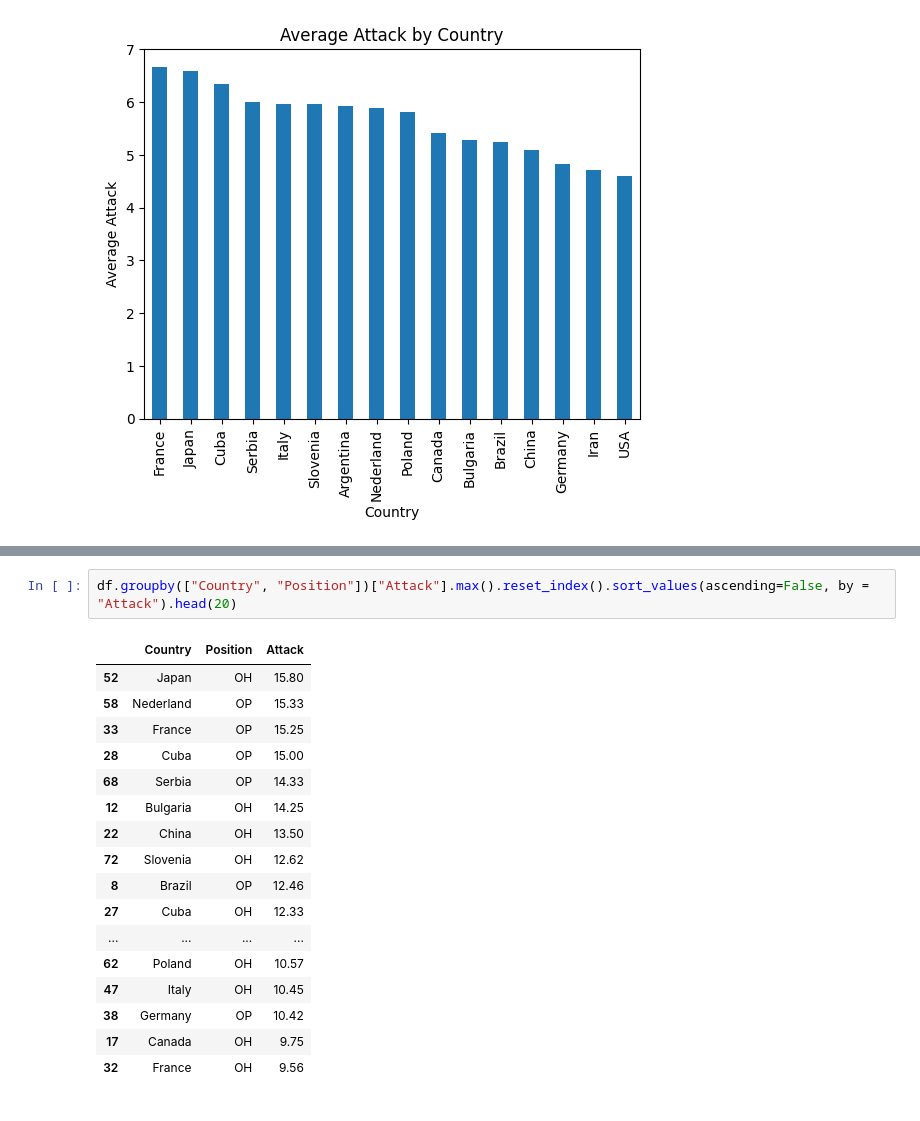
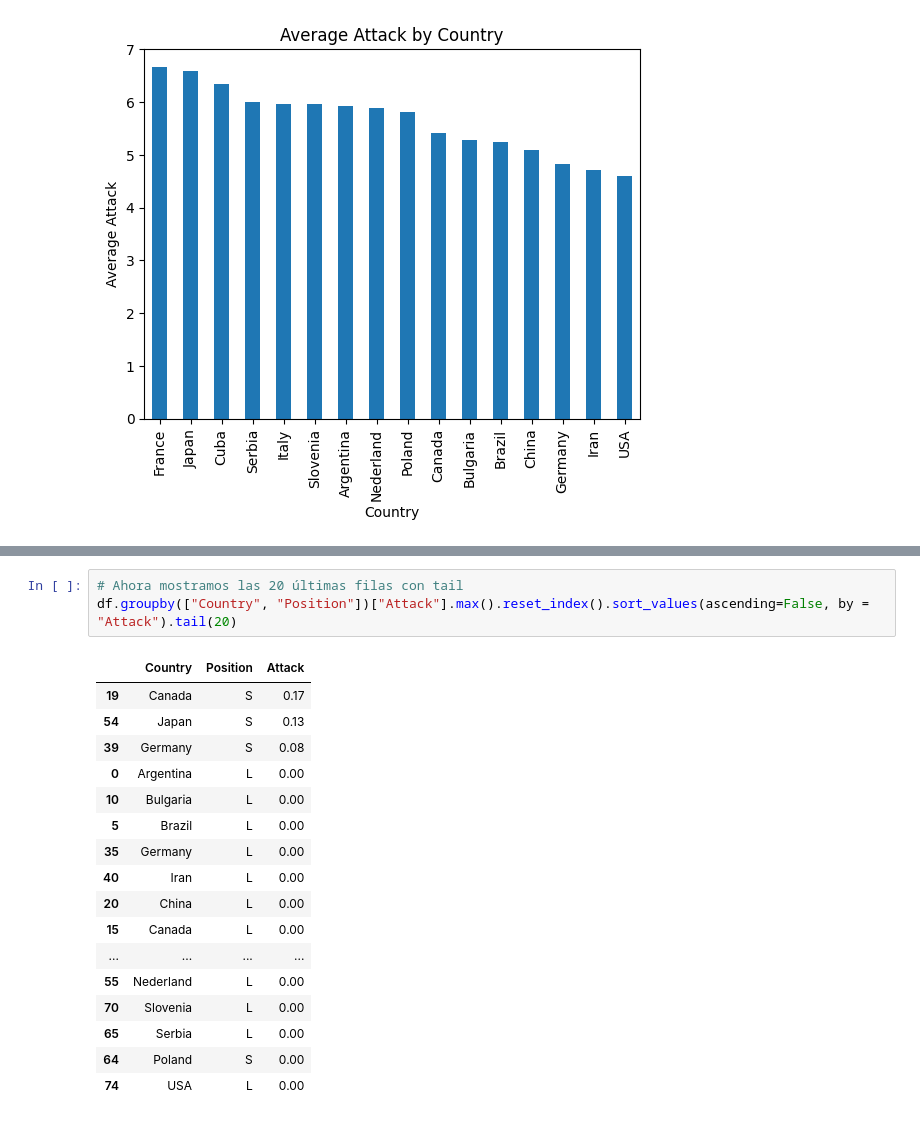
Before and after one commit to 98jperea/exploratory-data-analysis-volleybal-dataset, a Jupyter notebook: Notebook.ipynb, the cells around one changed output, grey strips where cells are left out. Cells and saved outputs as stored; diff of their text form.

```diff
--- a/Notebook.ipynb
+++ b/Notebook.ipynb
@@ -218,20 +239,21 @@ Name: Serve, dtype: float64
 # %%
-df.groupby(["Country", "Position"])["Attack"].max().reset_index().sort_values(ascending=False, by = "Attack").head(20)
+# Ahora mostramos las 20 últimas filas con tail
+df.groupby(["Country", "Position"])["Attack"].max().reset_index().sort_values(ascending=False, by = "Attack").tail(20)
 # %% [output]
 |  | Country | Position | Attack |
-| 52 | Japan | OH | 15.80 |
-| 58 | Nederland | OP | 15.33 |
-| 33 | France | OP | 15.25 |
-| 28 | Cuba | OP | 15.00 |
-| 68 | Serbia | OP | 14.33 |
-| 12 | Bulgaria | OH | 14.25 |
-| 22 | China | OH | 13.50 |
-| 72 | Slovenia | OH | 12.62 |
-| 8 | Brazil | OP | 12.46 |
-| 27 | Cuba | OH | 12.33 |
+| 19 | Canada | S | 0.17 |
+| 54 | Japan | S | 0.13 |
+| 39 | Germany | S | 0.08 |
+| 0 | Argentina | L | 0.00 |
+| 10 | Bulgaria | L | 0.00 |
+| 5 | Brazil | L | 0.00 |
+| 35 | Germany | L | 0.00 |
+| 40 | Iran | L | 0.00 |
+| 20 | China | L | 0.00 |
+| 15 | Canada | L | 0.00 |
 | ... | ... | ... | ... |
-| 62 | Poland | OH | 10.57 |
-| 47 | Italy | OH | 10.45 |
-| 38 | Germany | OP | 10.42 |
-| 17 | Canada | OH | 9.75 |
-| 32 | France | OH | 9.56 |
+| 55 | Nederland | L | 0.00 |
+| 70 | Slovenia | L | 0.00 |
+| 65 | Serbia | L | 0.00 |
+| 64 | Poland | S | 0.00 |
+| 74 | USA | L | 0.00 |
```
Also changed, not shown: parts of 6 cells of this notebook.
